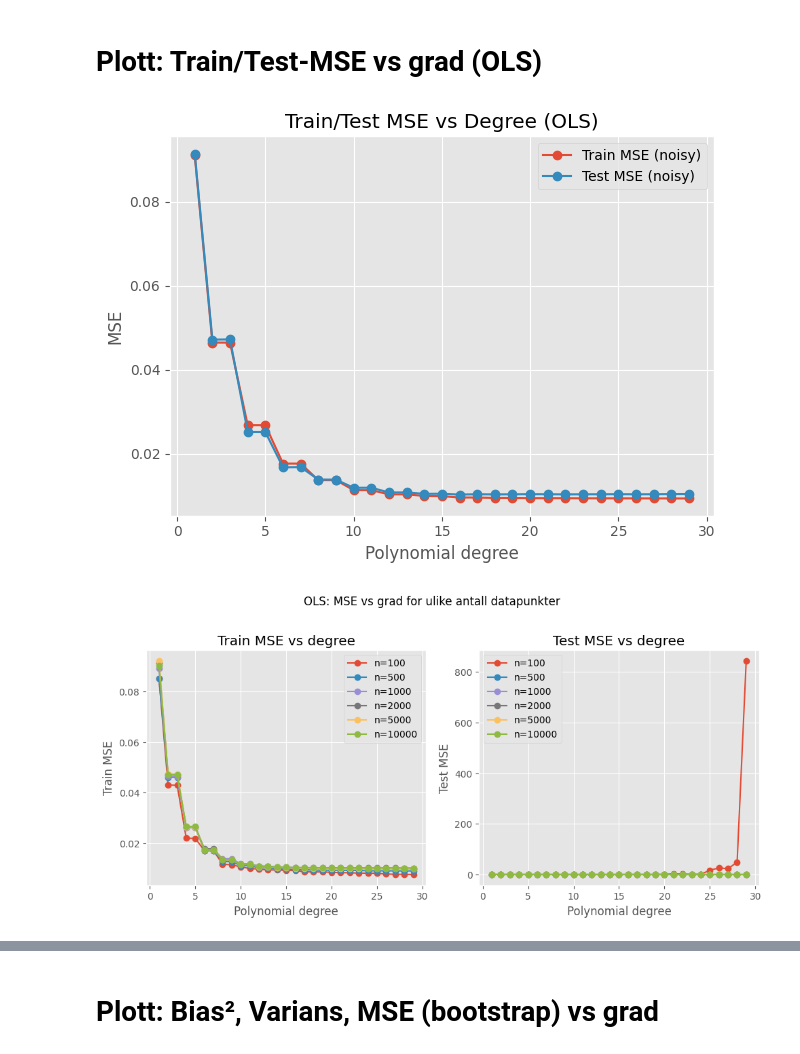
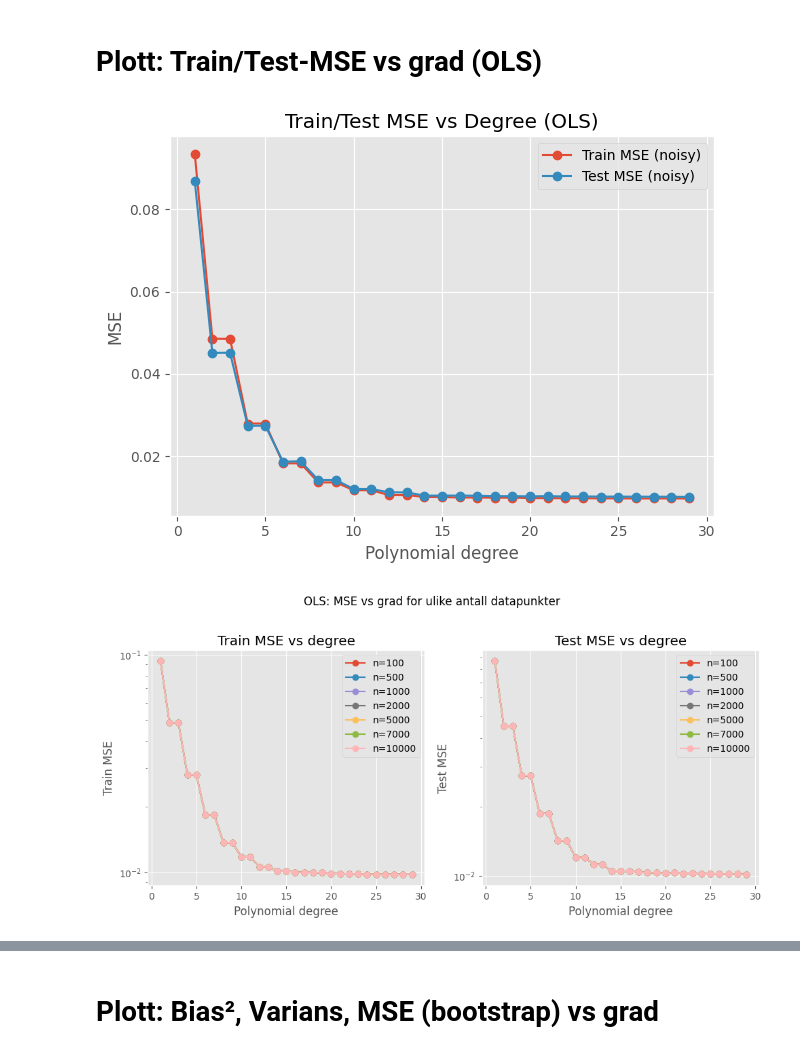
Before and after one commit to kjes4pres/Project_1_FYSSTK, a Jupyter notebook: Code/g_and_h.ipynb, the cells around one changed output, grey strips where cells are left out. Saved outputs shown, nothing was run; the diff lists cells and outputs as text; code cells hidden in the pictures.

```diff
--- a/Code/g_and_h.ipynb
+++ b/Code/g_and_h.ipynb
@@ -75,16 +32,0 @@ plt.legend(); plt.tight_layout(); plt.show()
-# %%
-boot = bootstrap(
-    degrees, x_train, x_test, y_train, y_test, x_grid,
-    boots_reps=n_boots_reps, seed=seed,
-    compute_true=False,   # <- f er ukjent i oppgaveteksten
-    compute_test=True
-)
-
-deg = boot["degree"]
-plt.figure()
-plt.semilogy(deg, boot["bias2_boots_test_obs"], marker='o', label=r'Bias$^2_{\mathrm{obs}}$ (vs $y$)')
-plt.semilogy(deg, boot["var_boots_test_pred"], marker='o', label='Prediktiv varians')
-plt.semilogy(deg, boot["mse_boots_test"],     marker='o', label='MSE (bootstrap, test)')
-plt.xlabel('Polynomial degree'); plt.ylabel('Value')
-plt.title('Bias–Variance–MSE (bootstrap, evaluert mot testdata)')
-plt.legend(); plt.tight_layout(); plt.show()
@@ -96,8 +36,8 @@ plt.legend(); plt.tight_layout(); plt.show()
 #for bare et bestemt number of datapoints
 
 plt.figure()
-plt.plot(deg, train_mse, marker='o', label='Train MSE (noisy)')
-plt.plot(deg, test_mse, marker='o', label='Test MSE (noisy)')
+plt.plot(deg, boot["train_mse"], marker='o', label='Train MSE (noisy)')
+plt.plot(deg, boot["test_mse"], marker='o', label='Test MSE (noisy)')
 plt.xlabel('Polynomial degree')
 plt.ylabel('MSE')
 plt.title('Train/Test MSE vs Degree (OLS)')
@@ -105,31 +45,19 @@ plt.legend()
 plt.tight_layout()
 plt.show()
 # %% [output]
-[figure, old version]
+[figure, new version]
 # %%
 #for ulike datapoints
 
-n_points_list = [100, 500, 1000, 2000, 5000, 10000]
+n_points_list = [100, 500, 1000, 2000, 5000, 7000, 10000]
 
 results_by_n = {}
 
 for n_points in n_points_list:
-    # Lag datasett
-    (train, test, full) = make_data(n=n_points, seed=seed)
-    x_train, y_train = train
-    x_test, y_test = test
-    x_all, y_all, y_all_clean = full
-    x_grid = np.linspace(-1, 1, 400)
-
-    # Kjør bootstrap-rutinen din (antatt å støtte signaturen under)
-    boot_results = bootstrap(
-        degrees, x_train, x_test, y_train, y_test, x_grid, n_boots_reps
-    )
-
     # Pakk ut
-    deg = boot_results["degree"]
-    train_mse = boot_results["train_mse"]
-    test_mse  = boot_results["test_mse"]
+    deg = boot["degree"]
+    train_mse = boot["train_mse"]
+    test_mse  = boot["test_mse"]
 
     results_by_n[n_points] = {
         "degree": np.asarray(deg),
@@ -142,34 +70,34 @@ plt.figure(figsize=(10, 4.8))
 
 # Venstre: Train MSE
 plt.subplot(1, 2, 1)
 for n_points in n_points_list:
     d = results_by_n[n_points]["degree"]
     tr = results_by_n[n_points]["train_mse"]
-    plt.plot(d, tr, marker='o', linewidth=1.5, label=f'n={n_points}')
+    plt.semilogy(d, tr, marker='o', linewidth=1.5, label=f'n={n_points}')
 plt.xlabel('Polynomial degree')
 plt.ylabel('Train MSE')
 plt.title('Train MSE vs degree')
 plt.legend()
 plt.tight_layout()
 
 # Høyre: Test MSE
 plt.subplot(1, 2, 2)
 for n_points in n_points_list:
     d = results_by_n[n_points]["degree"]
     te = results_by_n[n_points]["test_mse"]
-    plt.plot(d, te, marker='o', linewidth=1.5, label=f'n={n_points}')
+    plt.semilogy(d, te, marker='o', linewidth=1.5, label=f'n={n_points}')
 plt.xlabel('Polynomial degree')
 plt.ylabel('Test MSE')
 plt.title('Test MSE vs degree')
 plt.legend()
 plt.tight_layout()
 
 plt.suptitle('OLS: MSE vs grad for ulike antall datapunkter', y=1.02, fontsize=12)
 plt.tight_layout()
 plt.show()
 
 # (valgfritt) lagre figur
 # plt.savefig('mse_vs_degree_by_npoints.png', dpi=200, bbox_inches='tight')
 # %% [output]
-[figure, old version]
+[figure, new version]
 # %%
```
Also changed, not shown: parts of 11 cells of this notebook, 1 other file.
